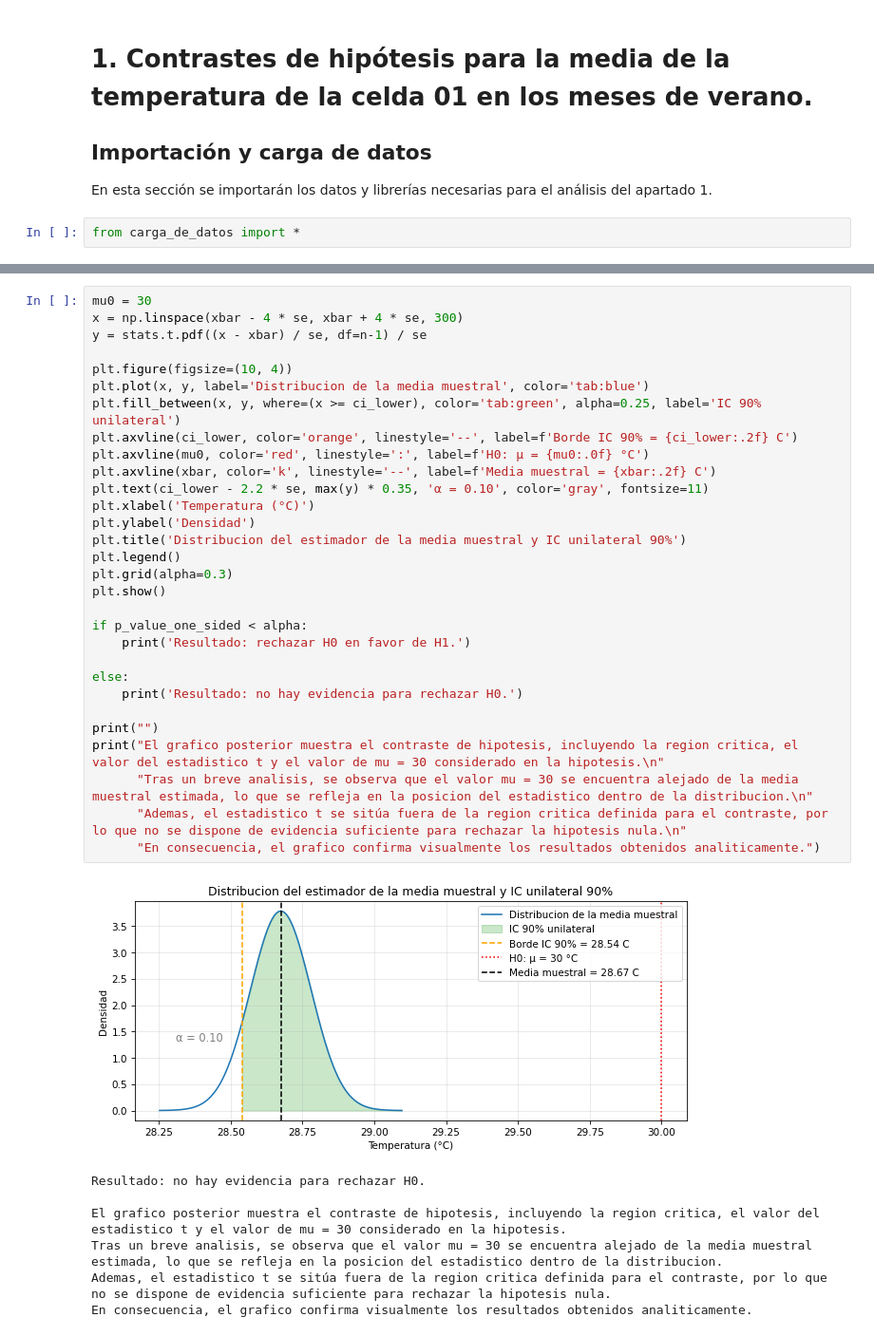
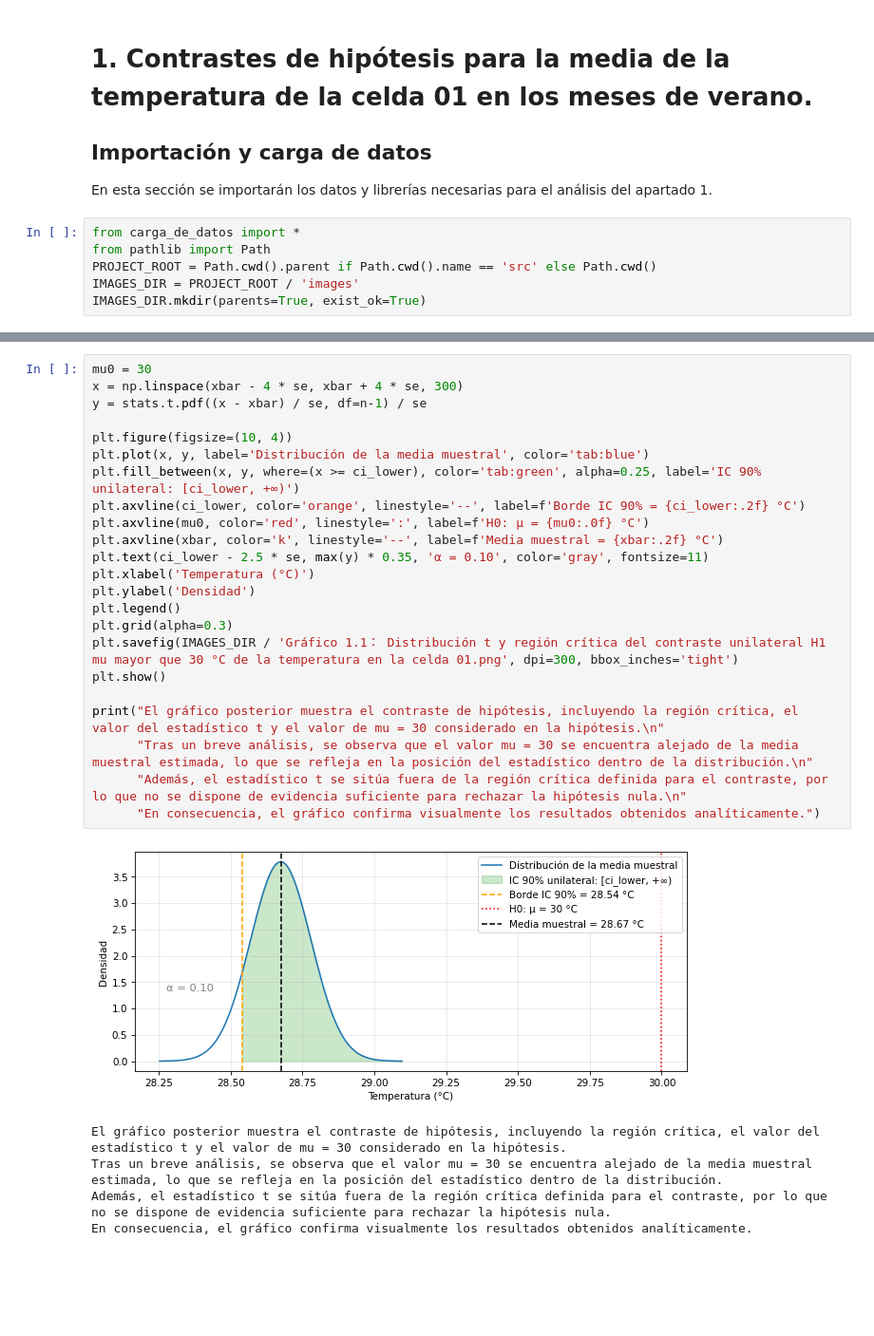
Before and after one commit to aurbanomurillo/t2_inferencia_estadistica, a Jupyter notebook: src/Apartado_1.ipynb, the cells around one changed output, grey strips where cells are left out. Shown at 95% size. Cells and saved outputs as stored; diff of their text form; blank space fills up the shorter version.

```diff
--- a/src/Apartado_1.ipynb
+++ b/src/Apartado_1.ipynb
@@ -4,3 +4,7 @@
 En esta sección se importarán los datos y librerías necesarias para el análisis del apartado 1.
 # %%
 from carga_de_datos import *
+from pathlib import Path
+PROJECT_ROOT = Path.cwd().parent if Path.cwd().name == 'src' else Path.cwd()
+IMAGES_DIR = PROJECT_ROOT / 'images'
+IMAGES_DIR.mkdir(parents=True, exist_ok=True)
@@ -60,39 +90,30 @@ poblacional no solo no supera los 30 grados Celsius, sino que es significativame
 # %%
 mu0 = 30
 x = np.linspace(xbar - 4 * se, xbar + 4 * se, 300)
 y = stats.t.pdf((x - xbar) / se, df=n-1) / se
 
 plt.figure(figsize=(10, 4))
-plt.plot(x, y, label='Distribucion de la media muestral', color='tab:blue')
-plt.fill_between(x, y, where=(x >= ci_lower), color='tab:green', alpha=0.25, label='IC 90% unilateral')
-plt.axvline(ci_lower, color='orange', linestyle='--', label=f'Borde IC 90% = {ci_lower:.2f} C')
+plt.plot(x, y, label='Distribución de la media muestral', color='tab:blue')
+plt.fill_between(x, y, where=(x >= ci_lower), color='tab:green', alpha=0.25, label='IC 90% unilateral: [ci_lower, +∞)')
+plt.axvline(ci_lower, color='orange', linestyle='--', label=f'Borde IC 90% = {ci_lower:.2f} °C')
 plt.axvline(mu0, color='red', linestyle=':', label=f'H0: μ = {mu0:.0f} °C')
-plt.axvline(xbar, color='k', linestyle='--', label=f'Media muestral = {xbar:.2f} C')
-plt.text(ci_lower - 2.2 * se, max(y) * 0.35, 'α = 0.10', color='gray', fontsize=11)
+plt.axvline(xbar, color='k', linestyle='--', label=f'Media muestral = {xbar:.2f} °C')
+plt.text(ci_lower - 2.5 * se, max(y) * 0.35, 'α = 0.10', color='gray', fontsize=11)
 plt.xlabel('Temperatura (°C)')
 plt.ylabel('Densidad')
-plt.title('Distribucion del estimador de la media muestral y IC unilateral 90%')
 plt.legend()
 plt.grid(alpha=0.3)
+plt.savefig(IMAGES_DIR / 'Gráfico 1.1： Distribución t y región crítica del contraste unilateral H1 mu mayor que 30 °C de la temperatura en la celda 01.png', dpi=300, bbox_inches='tight')
 plt.show()
 
-if p_value_one_sided < alpha:
-    print('Resultado: rechazar H0 en favor de H1.')
-
-else:
-    print('Resultado: no hay evidencia para rechazar H0.')
-
-print("")
-print("El grafico posterior muestra el contraste de hipotesis, incluyendo la region critica, el valor del estadistico t y el valor de mu = 30 considerado en la hipotesis.\n"
-      "Tras un breve analisis, se observa que el valor mu = 30 se encuentra alejado de la media muestral estimada, lo que se refleja en la posicion del estadistico dentro de la distribucion.\n"
-      "Ademas, el estadistico t se sitúa fuera de la region critica definida para el contraste, por lo que no se dispone de evidencia suficiente para rechazar la hipotesis nula.\n"
-      "En consecuencia, el grafico confirma visualmente los resultados obtenidos analiticamente.")
+print("El gráfico posterior muestra el contraste de hipótesis, incluyendo la región crítica, el valor del estadístico t y el valor de mu = 30 considerado en la hipótesis.\n"
+      "Tras un breve análisis, se observa que el valor mu = 30 se encuentra alejado de la media muestral estimada, lo que se refleja en la posición del estadístico dentro de la distribución.\n"
+      "Además, el estadístico t se sitúa fuera de la región crítica definida para el contraste, por lo que no se dispone de evidencia suficiente para rechazar la hipótesis nula.\n"
+      "En consecuencia, el gráfico confirma visualmente los resultados obtenidos analíticamente.")
 # %% [output]
-[figure, old version]
+[figure, new version]
-Resultado: no hay evidencia para rechazar H0.
-
-El grafico posterior muestra el contraste de hipotesis, incluyendo la region critica, el valor del estadistico t y el valor de mu = 30 considerado en la hipotesis.
-Tras un breve analisis, se observa que el valor mu = 30 se encuentra alejado de la media muestral estimada, lo que se refleja en la posicion del estadistico dentro de la distribucion.
-Ademas, el estadistico t se sitúa fuera de la region critica definida para el contraste, por lo que no se dispone de evidencia suficiente para rechazar la hipotesis nula.
-En consecuencia, el grafico confirma visualmente los resultados obtenidos analiticamente.
+El gráfico posterior muestra el contraste de hipótesis, incluyendo la región crítica, el valor del estadístico t y el valor de mu = 30 considerado en la hipótesis.
+Tras un breve análisis, se observa que el valor mu = 30 se encuentra alejado de la media muestral estimada, lo que se refleja en la posición del estadístico dentro de la distribución.
+Además, el estadístico t se sitúa fuera de la región crítica definida para el contraste, por lo que no se dispone de evidencia suficiente para rechazar la hipótesis nula.
+En consecuencia, el gráfico confirma visualmente los resultados obtenidos analíticamente.
 # %% [markdown]
```
Also changed, not shown: parts of 6 cells of this notebook.
